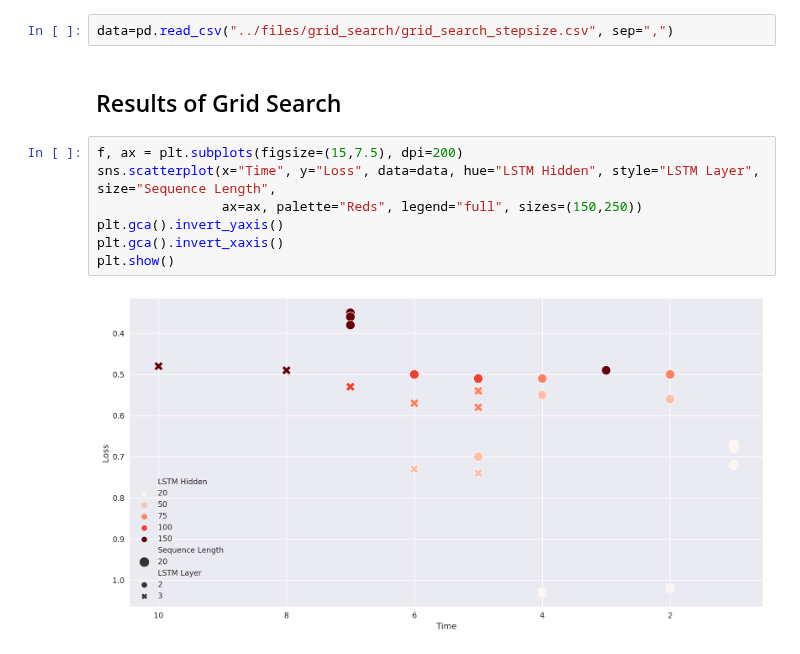
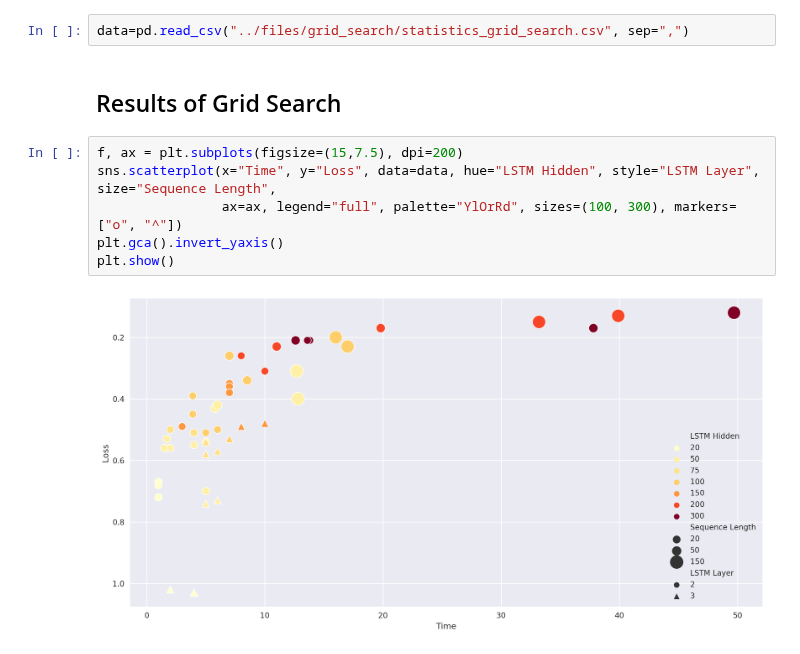
Before and after one commit to carlov93/predictive_maintenance, a Jupyter notebook: src/visualisation/training/visualisation_grid_search.ipynb, the cells around one changed output. Saved outputs shown, nothing was run; the diff lists cells and outputs as text.

```diff
--- a/src/visualisation/training/visualisation_grid_search.ipynb
+++ b/src/visualisation/training/visualisation_grid_search.ipynb
@@ -5,15 +5,14 @@ import seaborn as sns
 from matplotlib import style
 style.use("seaborn")
 # %%
-data=pd.read_csv("../files/grid_search/grid_search_stepsize.csv", sep=",")
+data=pd.read_csv("../files/grid_search/statistics_grid_search.csv", sep=",")
 # %% [markdown]
 ## Results of Grid Search
 # %%
 f, ax = plt.subplots(figsize=(15,7.5), dpi=200)
 sns.scatterplot(x="Time", y="Loss", data=data, hue="LSTM Hidden", style="LSTM Layer", size="Sequence Length",
-                ax=ax, palette="Reds", legend="full", sizes=(150,250))
+                ax=ax, legend="full", palette="YlOrRd", sizes=(100, 300), markers=["o", "^"])
 plt.gca().invert_yaxis()
-plt.gca().invert_xaxis()
 plt.show()
 # %% [output]
-[figure, old version]
+[figure, new version]
```
Also changed, not shown: 4 other files.
